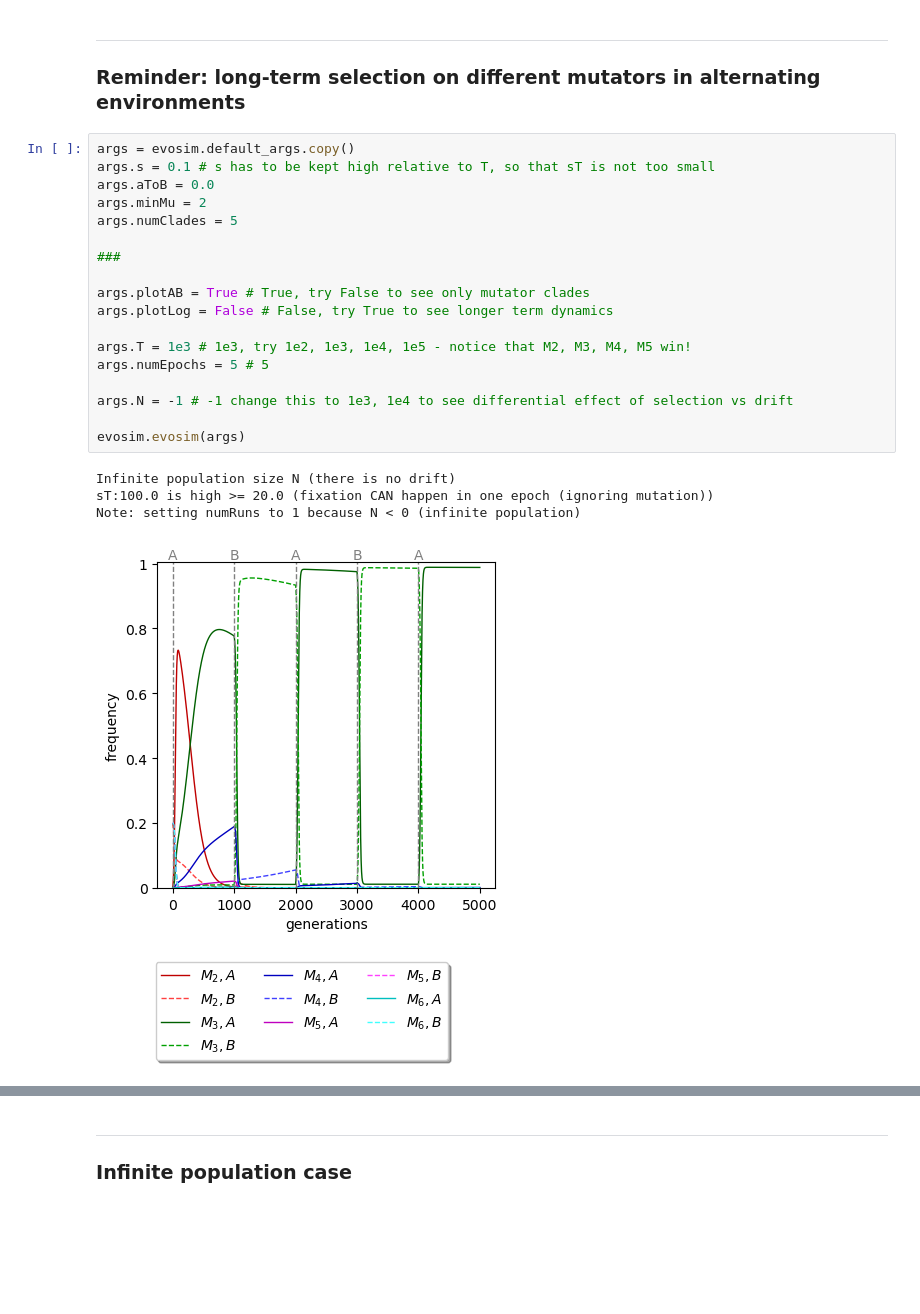
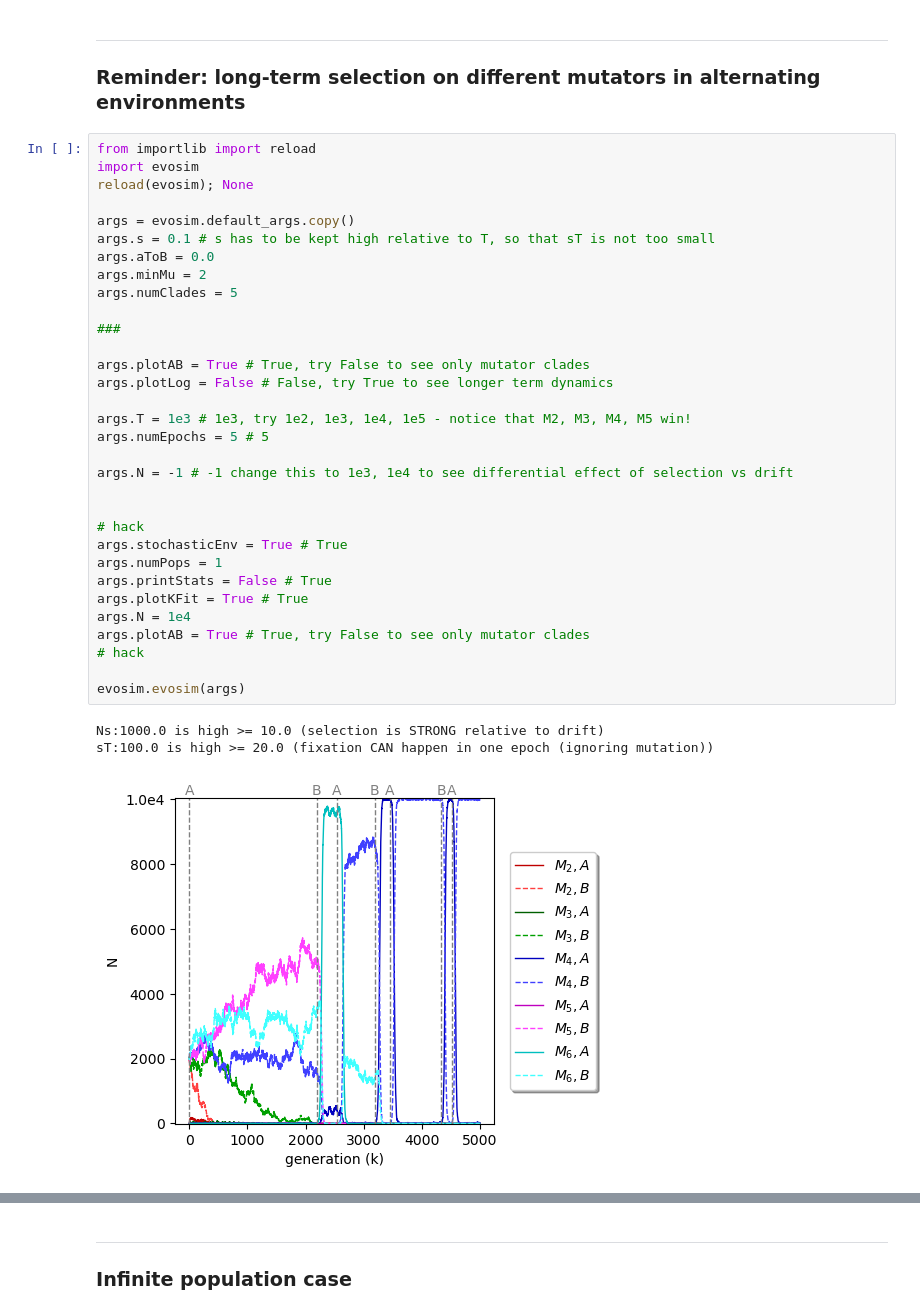
Before and after one commit to mepster/evosim, a Jupyter notebook: class4.ipynb, the cells around one changed output, grey strips where cells are left out. Saved outputs shown, nothing was run; the diff lists cells and outputs as text; blank space fills up the shorter version.

```diff
--- a/class4.ipynb
+++ b/class4.ipynb
@@ -32,25 +32,38 @@ display("default arguments:", evosim.default_args)
 ---
 ### Reminder: long-term selection on different mutators in alternating environments
 # %%
+from importlib import reload
+import evosim
+reload(evosim); None
+
 args = evosim.default_args.copy()
 args.s = 0.1 # s has to be kept high relative to T, so that sT is not too small
 args.aToB = 0.0
 args.minMu = 2
 args.numClades = 5
 
 ###
 
 args.plotAB = True # True, try False to see only mutator clades
 args.plotLog = False # False, try True to see longer term dynamics
 
 args.T = 1e3 # 1e3, try 1e2, 1e3, 1e4, 1e5 - notice that M2, M3, M4, M5 win!
 args.numEpochs = 5 # 5
 
 args.N = -1 # -1 change this to 1e3, 1e4 to see differential effect of selection vs drift
 
+
+# hack
+args.stochasticEnv = True # True
+args.numPops = 1
+args.printStats = False # True
+args.plotKFit = True # True
+args.N = 1e4
+args.plotAB = True # True, try False to see only mutator clades
+# hack
+
 evosim.evosim(args)
 # %% [output]
-Infinite population size N (there is no drift)
+Ns:1000.0 is high >= 10.0 (selection is STRONG relative to drift)
 sT:100.0 is high >= 20.0 (fixation CAN happen in one epoch (ignoring mutation))
-Note: setting numRuns to 1 because N < 0 (infinite population)
-[figure, old version]
+[figure, new version]
```
Also changed, not shown: parts of 1 cell of this notebook, 1 other file.
